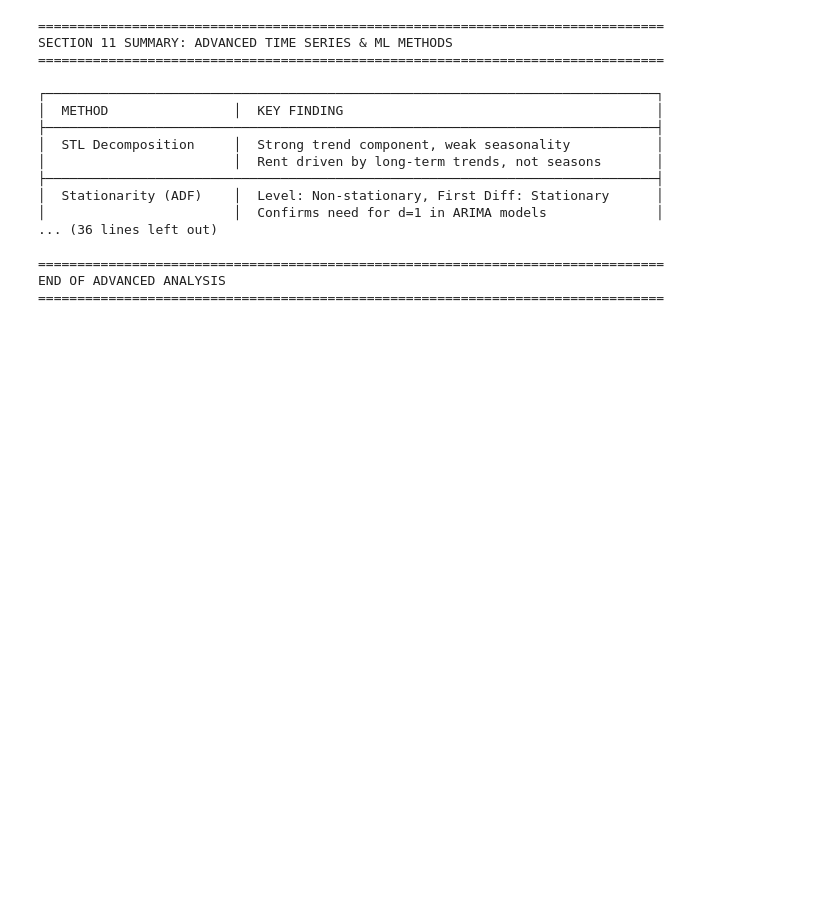
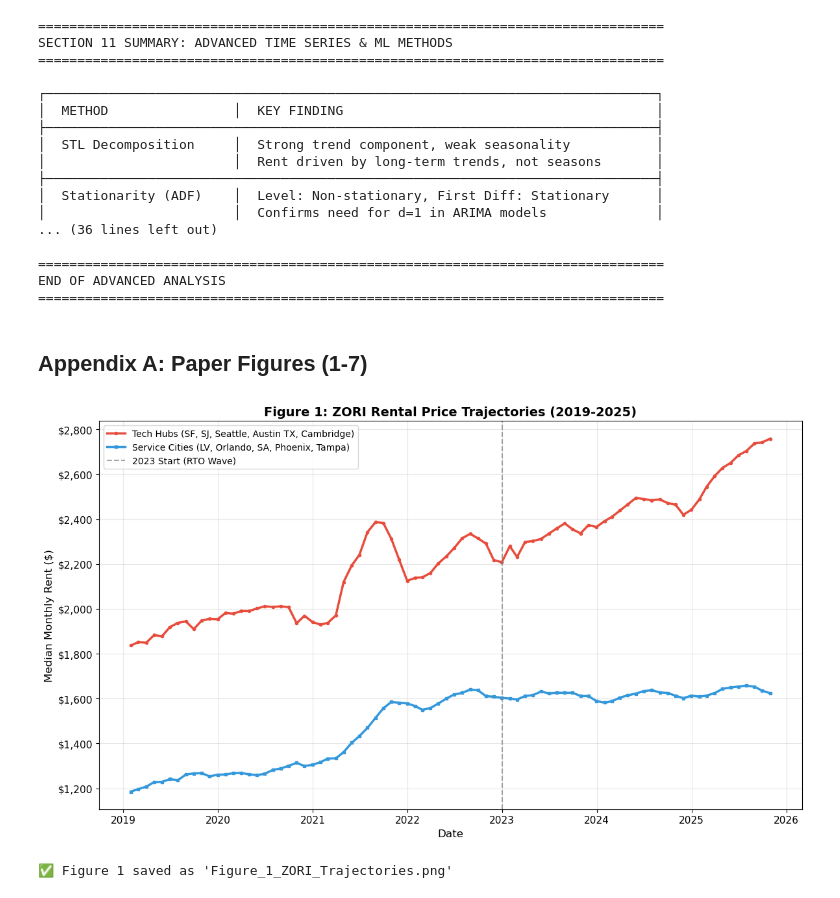
Before and after one commit to davidcao43/Research-Analysis, a Jupyter notebook: Notebook/Housing EDA Claude.ipynb, the cells around one changed output. Saved outputs shown, nothing was run; the diff lists cells and outputs as text; code cells hidden in the pictures; blank space fills up the shorter version.

```diff
--- a/Notebook/Housing EDA Claude.ipynb
+++ b/Notebook/Housing EDA Claude.ipynb
@@ -2893,3 +3475,46 @@ SECTION 11 SUMMARY: ADVANCED TIME SERIES & ML METHODS
 ================================================================================
 END OF ADVANCED ANALYSIS
 ================================================================================
+# %% [markdown]
+## Appendix A: Paper Figures (1-7)
+# %%
+# =============================================================================
+# Figure 1: ZORI Trajectories - Tech Hubs vs Service Cities
+# =============================================================================
+
+# Aggregate rental data by date and market category
+zori_traj = df_strict.groupby(['Date', 'Market_Category']).agg({
+    'Rent': 'median'
+}).reset_index()
+
+tech_zori_fig = zori_traj[zori_traj['Market_Category'] == 'Tech Hub']
+service_zori_fig = zori_traj[zori_traj['Market_Category'] == 'Service City']
+
+fig, ax = plt.subplots(figsize=(12, 7))
+
+ax.plot(tech_zori_fig['Date'], tech_zori_fig['Rent'],
+        label='Tech Hubs (SF, SJ, Seattle, Austin TX, Cambridge)',
+        linewidth=2.5, color='#E74C3C', marker='o', markersize=3)
+ax.plot(service_zori_fig['Date'], service_zori_fig['Rent'],
+        label='Service Cities (LV, Orlando, SA, Phoenix, Tampa)',
+        linewidth=2.5, color='#3498DB', marker='s', markersize=3)
+
+ax.axvline(x=pd.Timestamp('2023-01-01'), color='gray', linestyle='--', alpha=0.7,
+           label='2023 Start (RTO Wave)')
+
+ax.set_xlabel('Date', fontsize=12)
+ax.set_ylabel('Median Monthly Rent ($)', fontsize=12)
+ax.set_title('Figure 1: ZORI Rental Price Trajectories (2019-2025)',
+             fontsize=14, fontweight='bold')
+ax.legend(loc='upper left', fontsize=10)
+ax.grid(True, alpha=0.3)
+ax.yaxis.set_major_formatter(plt.FuncFormatter(lambda x, p: f'${x:,.0f}'))
+
+plt.tight_layout()
+plt.savefig('Figure_1_ZORI_Trajectories.png', dpi=300, bbox_inches='tight')
+plt.show()
+
+print("✅ Figure 1 saved as 'Figure_1_ZORI_Trajectories.png'")
+# %% [output]
+[figure, added]
+✅ Figure 1 saved as 'Figure_1_ZORI_Trajectories.png'
```
Also changed, not shown: parts of 33 cells of this notebook.
